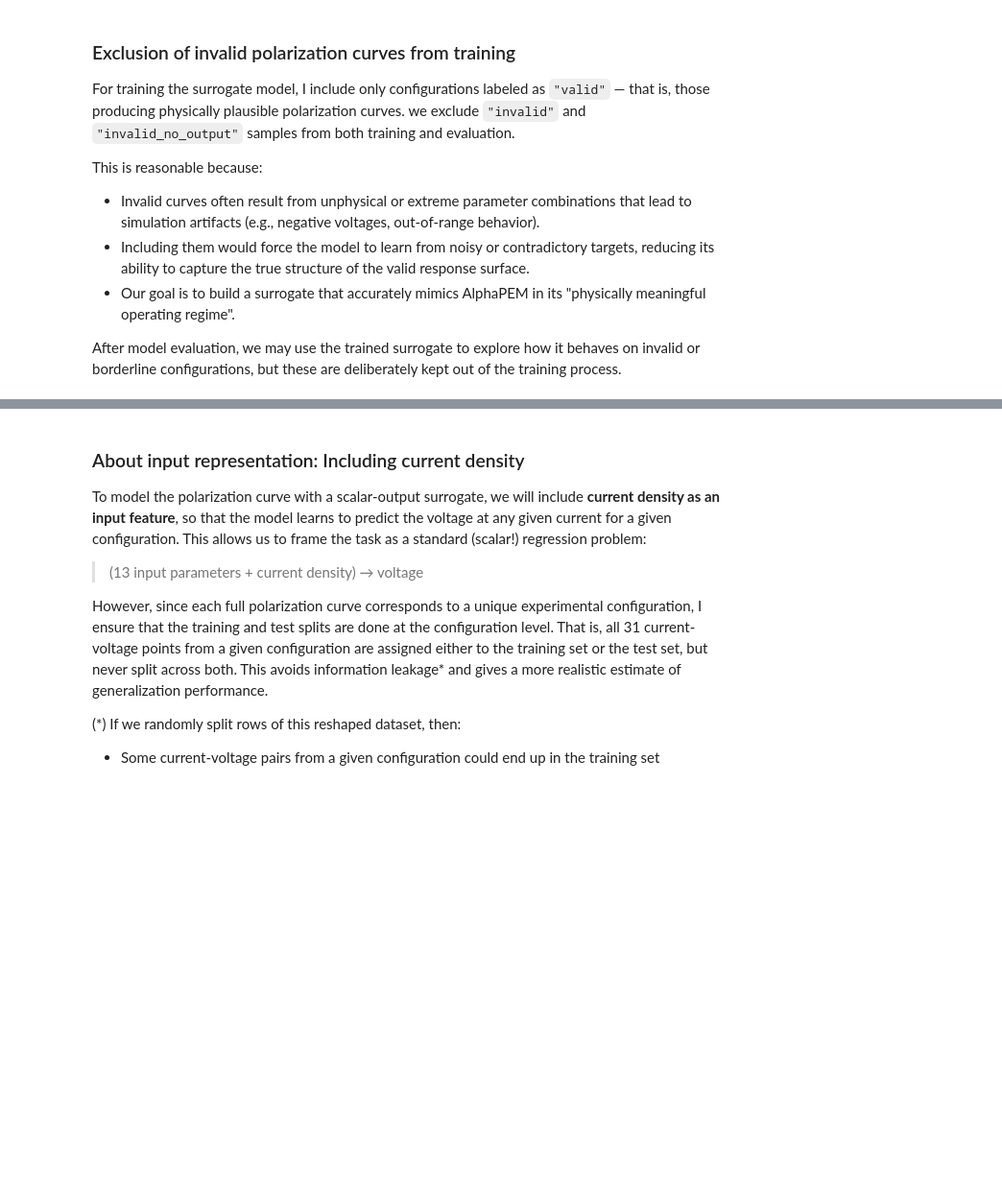
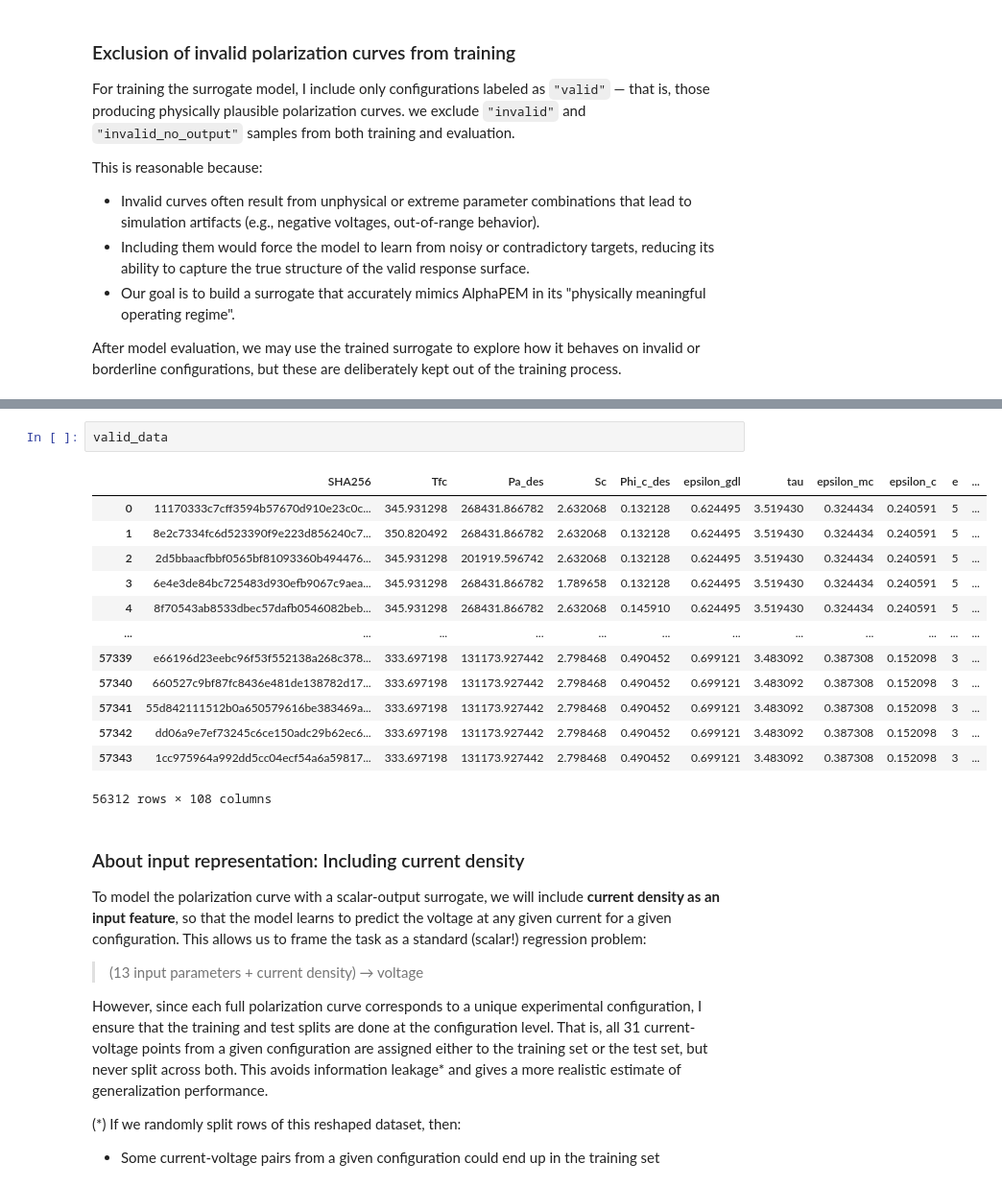
Before and after one commit to DejvisT/Sensitivity-Analysis-and-Surrogate-Modeling-of-PEM-Fuel-Cells, a Jupyter notebook: notebooks/07_SA_XGBoost.ipynb, the cells around one changed output, grey strips where cells are left out. Shown: that part at 96% size. Saved outputs shown, nothing was run; the diff lists cells and outputs as text; blank space fills up the shorter version.

```diff
--- a/notebooks/07_SA_XGBoost.ipynb
+++ b/notebooks/07_SA_XGBoost.ipynb
@@ -139,3 +139,19 @@ Retained 27708 valid samples out of 28672 total.
+# %%
+valid_data
+# %% [output]
+|  | SHA256 | Tfc | Pa_des | Sc | Phi_c_des | epsilon_gdl | tau | epsilon_mc | epsilon_c | e | ... |
+| 0 | 11170333c7cff3594b57670d910e23c0c... | 345.931298 | 268431.866782 | 2.632068 | 0.132128 | 0.624495 | 3.519430 | 0.324434 | 0.240591 | 5 | ... |
+| 1 | 8e2c7334fc6d523390f9e223d856240c7... | 350.820492 | 268431.866782 | 2.632068 | 0.132128 | 0.624495 | 3.519430 | 0.324434 | 0.240591 | 5 | ... |
+| 2 | 2d5bbaacfbbf0565bf81093360b494476... | 345.931298 | 201919.596742 | 2.632068 | 0.132128 | 0.624495 | 3.519430 | 0.324434 | 0.240591 | 5 | ... |
+| 3 | 6e4e3de84bc725483d930efb9067c9aea... | 345.931298 | 268431.866782 | 1.789658 | 0.132128 | 0.624495 | 3.519430 | 0.324434 | 0.240591 | 5 | ... |
+| 4 | 8f70543ab8533dbec57dafb0546082beb... | 345.931298 | 268431.866782 | 2.632068 | 0.145910 | 0.624495 | 3.519430 | 0.324434 | 0.240591 | 5 | ... |
+| ... | ... | ... | ... | ... | ... | ... | ... | ... | ... | ... | ... |
+| 57339 | e66196d23eebc96f53f552138a268c378... | 333.697198 | 131173.927442 | 2.798468 | 0.490452 | 0.699121 | 3.483092 | 0.387308 | 0.152098 | 3 | ... |
+| 57340 | 660527c9bf87fc8436e481de138782d17... | 333.697198 | 131173.927442 | 2.798468 | 0.490452 | 0.699121 | 3.483092 | 0.387308 | 0.152098 | 3 | ... |
+| 57341 | 55d842111512b0a650579616be383469a... | 333.697198 | 131173.927442 | 2.798468 | 0.490452 | 0.699121 | 3.483092 | 0.387308 | 0.152098 | 3 | ... |
+| 57342 | dd06a9e7ef73245c6ce150adc29b62ec6... | 333.697198 | 131173.927442 | 2.798468 | 0.490452 | 0.699121 | 3.483092 | 0.387308 | 0.152098 | 3 | ... |
+| 57343 | 1cc975964a992dd5cc04ecf54a6a59817... | 333.697198 | 131173.927442 | 2.798468 | 0.490452 | 0.699121 | 3.483092 | 0.387308 | 0.152098 | 3 | ... |
+56312 rows × 108 columns
 # %% [markdown]
 ### About input representation: Including current density
 
```
Also changed, not shown: parts of 12 cells of this notebook, 1 other file.
